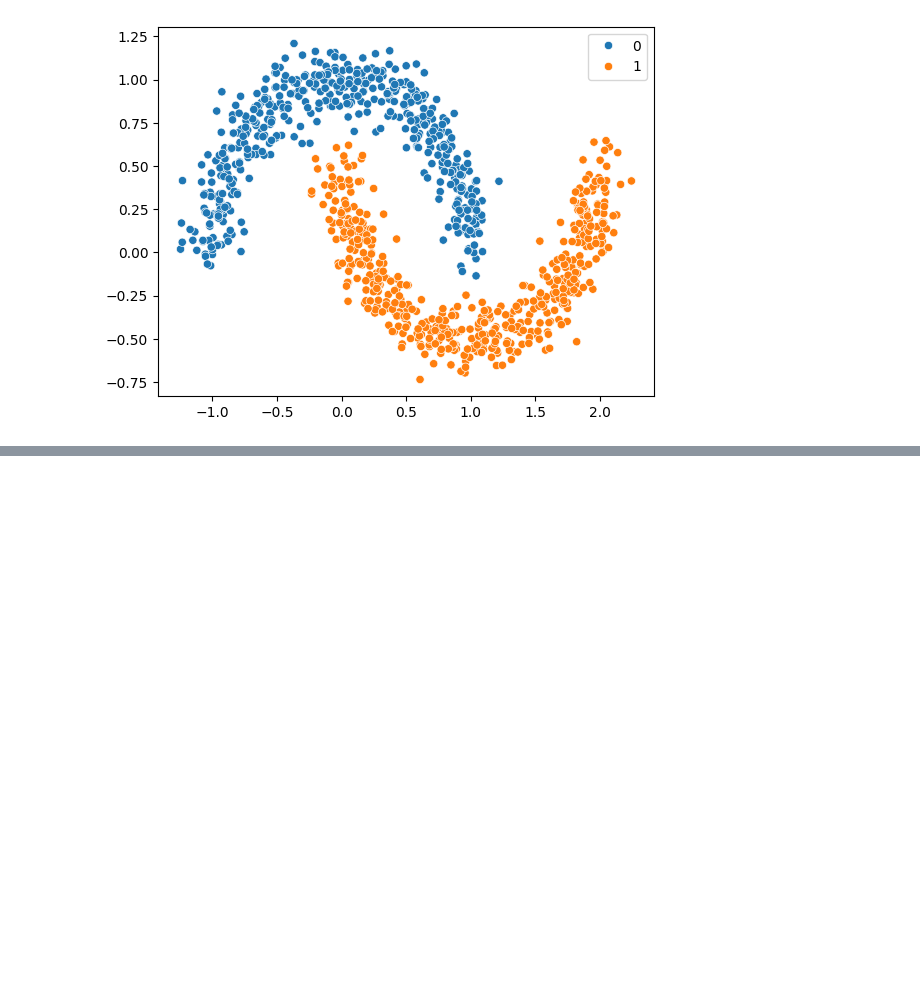
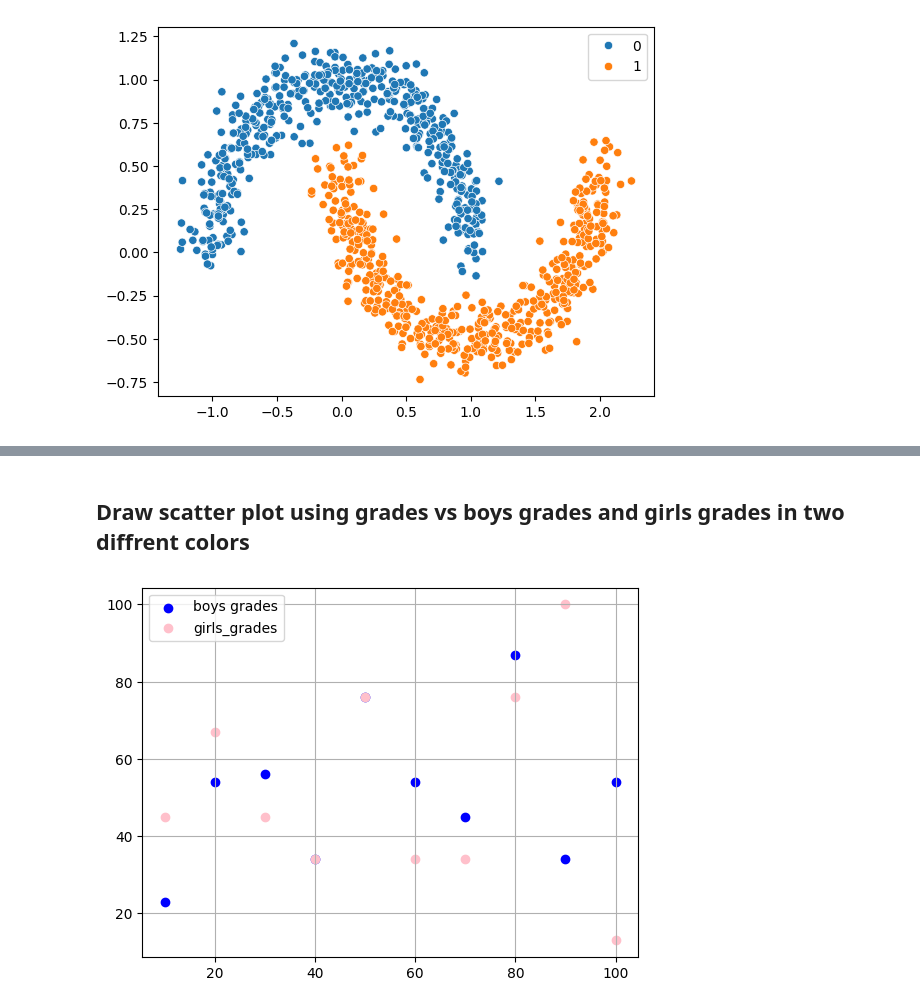
Before and after one commit to pythonieee/college_Pc_repo, a Jupyter notebook: cb_first.ipynb, the cells around one changed output, grey strips where cells are left out. Saved outputs shown, nothing was run; the diff lists cells and outputs as text; code cells hidden in the pictures; blank space fills up the shorter version.

```diff
--- a/cb_first.ipynb
+++ b/cb_first.ipynb
@@ -179,0 +158,13 @@ _ = ax.text2D(0.8, 0.05, s="n_samples=1500", transform=ax.transAxes)
+# %% [markdown]
+## Draw scatter plot using grades vs boys grades and girls grades in  two diffrent colors
+# %%
+grades_range=[10,20,30,40,50,60,70,80,90,100]
+boys_grades=[23,54,56,34,76,54,45,87,34,54]
+girls_grades=[45,67,45,34,76,34,34,76,100,13]
+
+plt.scatter(x=grades_range,y=boys_grades,c='blue')
+plt.scatter(x=grades_range,y=girls_grades,c='pink')
+plt.legend(['boys grades','girls_grades'])
+plt.grid()
+# %% [output]
+[figure, added]
```
Also changed, not shown: parts of 5 cells of this notebook, 3 other files.
